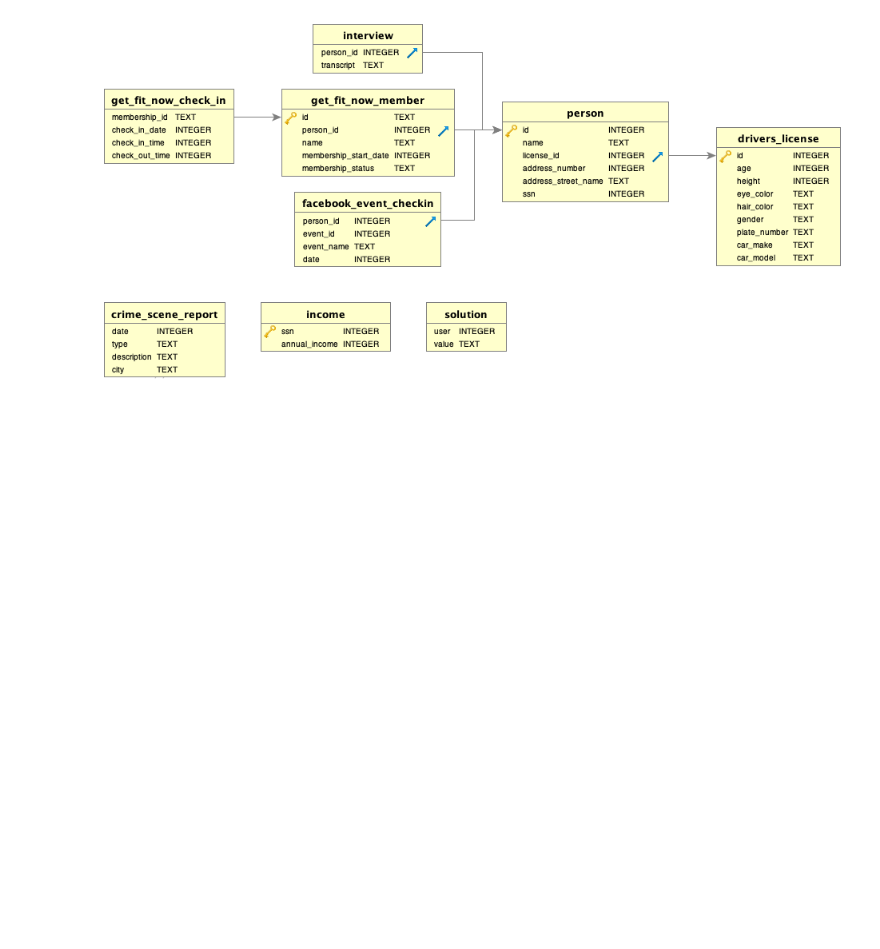
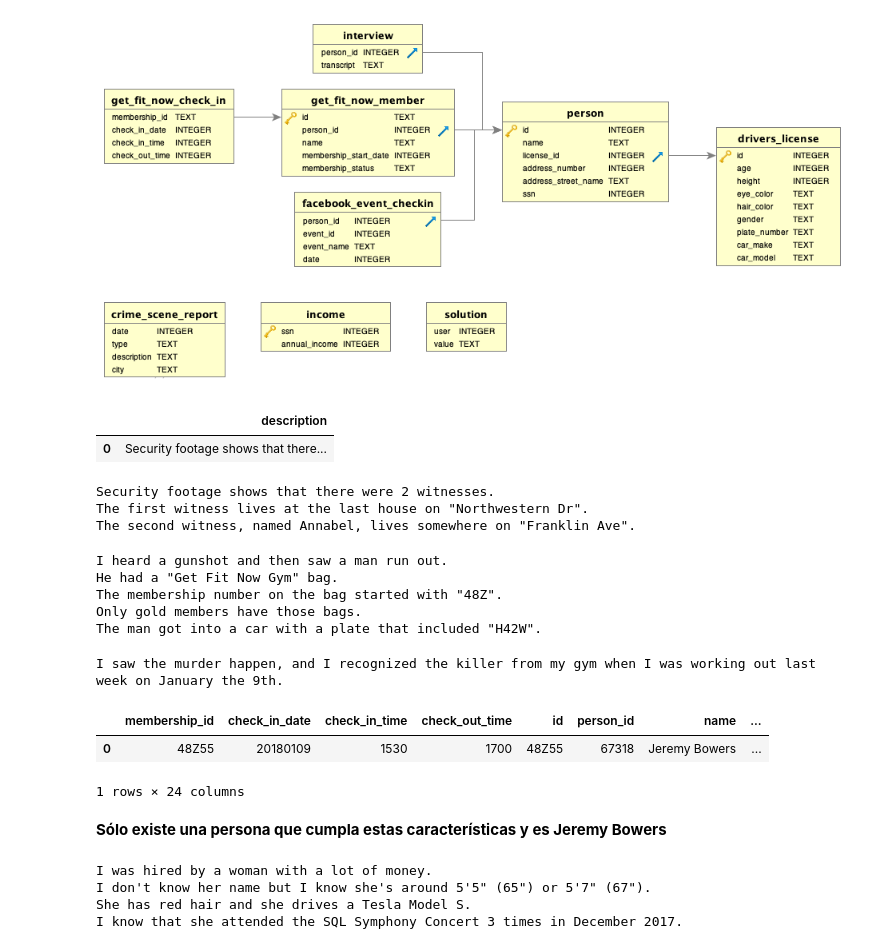
Before and after one commit to jvemagmail/Grupo3_Githolmes, a Jupyter notebook: TC_02_Sprint_06_SQL/Parte_I_SQL_Game.ipynb, the cells around one changed output. Drawn from its saved outputs; the diff is of its cells as text; code cells hidden in the pictures; blank space fills up the shorter version.

Commit message:
commit_primera_parte

```diff
--- a/TC_02_Sprint_06_SQL/Parte_I_SQL_Game.ipynb
+++ b/TC_02_Sprint_06_SQL/Parte_I_SQL_Game.ipynb
@@ -73,0 +45,9 @@ where fec.event_name like '%SQL Symphony Concert%'
+# %%
+connection = sqlite3.connect("./data/sql-murder-mystery.db")
+cursor = connection.cursor()
+# %%
+def sql_query(query):
+    cursor.execute(query)
+    ans = cursor.fetchall()
+    names = [description[0] for description in cursor.description]
+    return pd.DataFrame(ans,columns=names)
@@ -73,0 +61,21 @@ where fec.event_name like '%SQL Symphony Concert%'
+# %%
+# Buscamos los asesinatos en SQL City del 15/01/2018
+q = '''
+select description
+from crime_scene_report
+where type = "murder"
+and city = "SQL City"
+and date = "20180115"'''
+
+murder = sql_query(q)
+murder
+# %% [output]
+|  | description |
+| 0 | Security footage shows that there... |
+# %%
+# Vemos que sólo hay uno, leemos la descripción del asesinato
+long_text(murder["description"])
+# %% [output]
+Security footage shows that there were 2 witnesses.
+The first witness lives at the last house on "Northwestern Dr".
+The second witness, named Annabel, lives somewhere on "Franklin Ave".
@@ -73,0 +93,8 @@ where fec.event_name like '%SQL Symphony Concert%'
+# %%
+long_text(testigo1["transcript"])
+# %% [output]
+I heard a gunshot and then saw a man run out.
+He had a "Get Fit Now Gym" bag.
+The membership number on the bag started with "48Z".
+Only gold members have those bags.
+The man got into a car with a plate that included "H42W".
@@ -73,0 +111,25 @@ where fec.event_name like '%SQL Symphony Concert%'
+# %%
+long_text(testigo2["transcript"])
+# %% [output]
+I saw the murder happen, and I recognized the killer from my gym when I was working out last week on January the 9th.
+# %%
+# El primer testigo reconoció un hombre con una bolsa e identificación de un gimnasio y vió parte de su matrícula
+# y el segundo testigo confirmó ver al asesino el 9/1/2018 en el gimnasio
+q = '''
+select *
+from get_fit_now_check_in gfnci
+left join get_fit_now_member gfnm on gfnm.id = gfnci.membership_id
+inner join person p on p.id = gfnm.person_id
+inner join drivers_license dl on dl.id = p.license_id
+where gfnci.membership_id Like "48Z%"
+  and dl.plate_number like "%H42W%"
+  and gfnci.check_in_date = "20180109"
+'''
+
+sql_query(q)
+# %% [output]
+|  | membership_id | check_in_date | check_in_time | check_out_time | id | person_id | name | ... |
+| 0 | 48Z55 | 20180109 | 1530 | 1700 | 48Z55 | 67318 | Jeremy Bowers | ... |
+1 rows × 24 columns
+# %% [markdown]
+**Sólo existe una persona que cumpla estas características y es Jeremy Bowers**
@@ -73,0 +146,7 @@ where fec.event_name like '%SQL Symphony Concert%'
+# %%
+long_text(declaracion["transcript"])
+# %% [output]
+I was hired by a woman with a lot of money.
+I don't know her name but I know she's around 5'5" (65") or 5'7" (67").
+She has red hair and she drives a Tesla Model S.
+I know that she attended the SQL Symphony Concert 3 times in December 2017.
```
Also changed, not shown: parts of 9 cells of this notebook.
